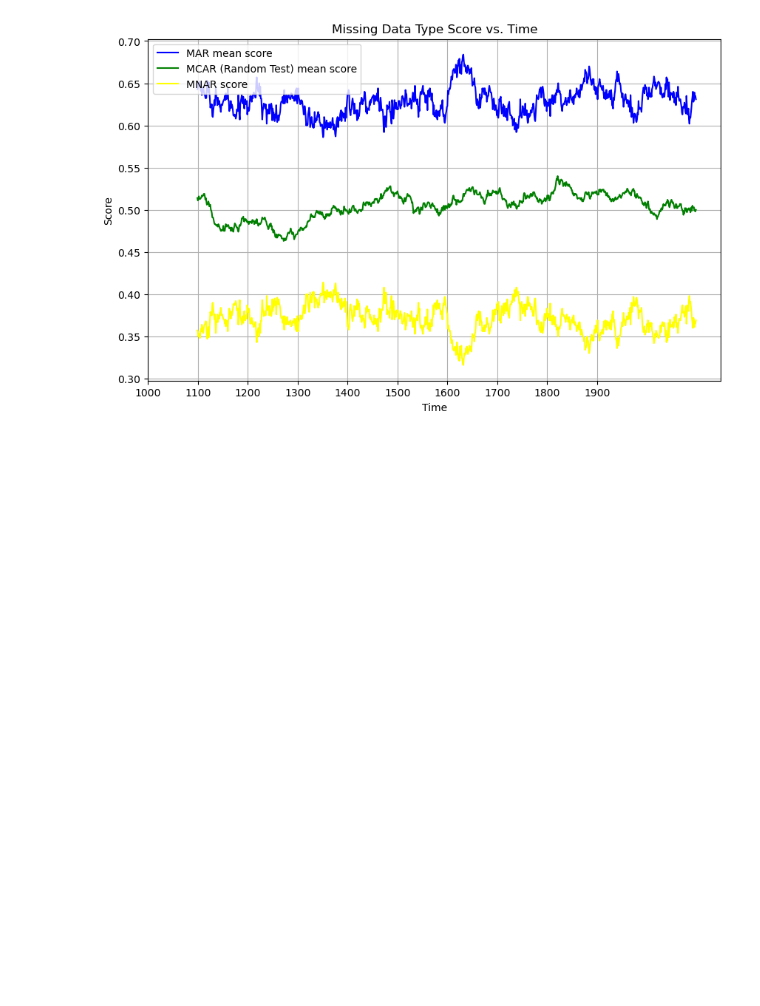
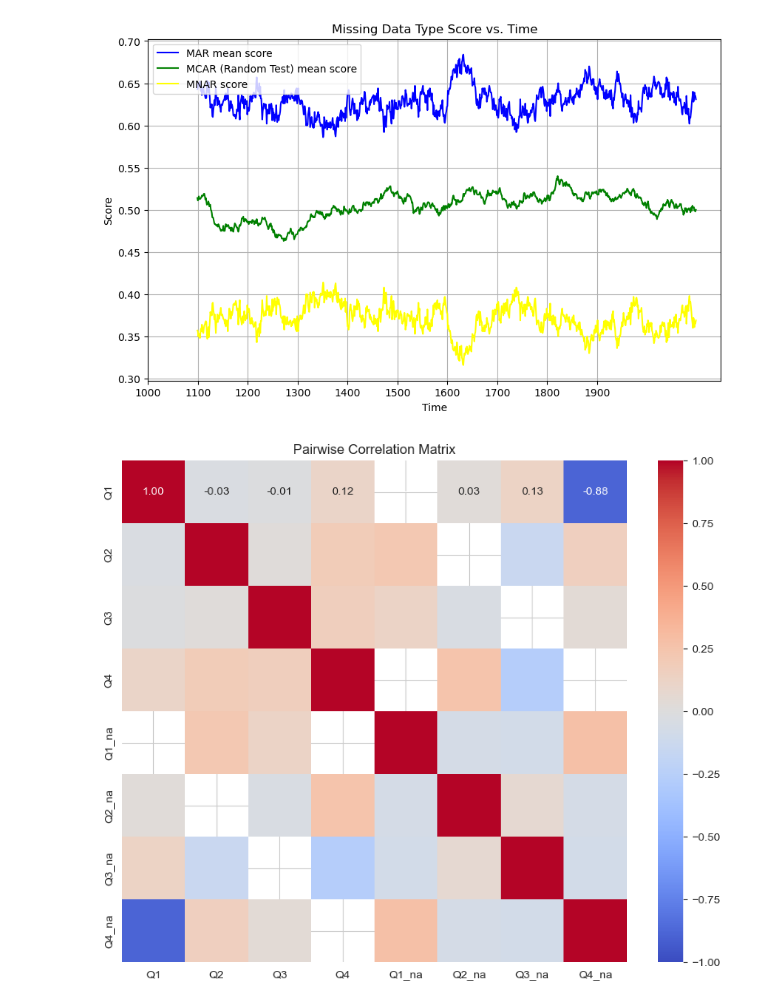
Before and after one commit to aditya0by0/stream-viz, a Jupyter notebook: notebooks/Missigness.ipynb, the cells around one changed output. Drawn from its saved outputs; the diff is of its cells as text; code cells hidden in the pictures; blank space fills up the shorter version.

Commit message:
milestone 2 changes
- MDDM minor plot change : height and plot chronology
- Little's MCAR test for whole dataset
- MAR test using pearson correlation

```diff
--- a/notebooks/Missigness.ipynb
+++ b/notebooks/Missigness.ipynb
@@ -462,3 +285,32 @@ def plot_missigness(result, start_tp=0, end_tp=1000):
 plot_missigness(result, start_tp=1000, end_tp=2000)
 # %% [output]
 [figure]
+# %%
+import numpy as np
+import pandas as pd
+import seaborn as sns
+import matplotlib.pyplot as plt
+
+# Example Questionnaire data
+# All uncorrelated, except for Q4 NAs against Q1 values
+np.random.seed(1)
+Q1 = np.random.choice(np.append(np.arange(1, 11), np.nan), 100, replace=True)
+Q2 = np.random.choice(np.append(np.arange(1, 11), np.nan), 100, replace=True)
+Q3 = np.random.choice(np.append(np.arange(1, 11), np.nan), 100, replace=True)
+Q4 = np.where(Q1 > 5, np.random.choice(np.arange(1, 11), 100, replace=True), np.nan)
+
+# Create DataFrame
+questionnaire = pd.DataFrame({"Q1": Q1, "Q2": Q2, "Q3": Q3, "Q4": Q4})
+
+# For each existing column, add a logical column indicating presence of NA
+for col in questionnaire.columns:
+    questionnaire[col + "_na"] = questionnaire[col].isna().astype(int)
+
+# Generate plot of pairwise correlations
+correlation_matrix = questionnaire.corr(method="pearson")
+plt.figure(figsize=(10, 8))
+sns.heatmap(correlation_matrix, annot=True, fmt=".2f", cmap="coolwarm", vmin=-1, vmax=1)
+plt.title("Pairwise Correlation Matrix")
+plt.show()
+# %% [output]
+[figure, added]
```
Also changed, not shown: parts of 10 cells of this notebook, 2 other files.
